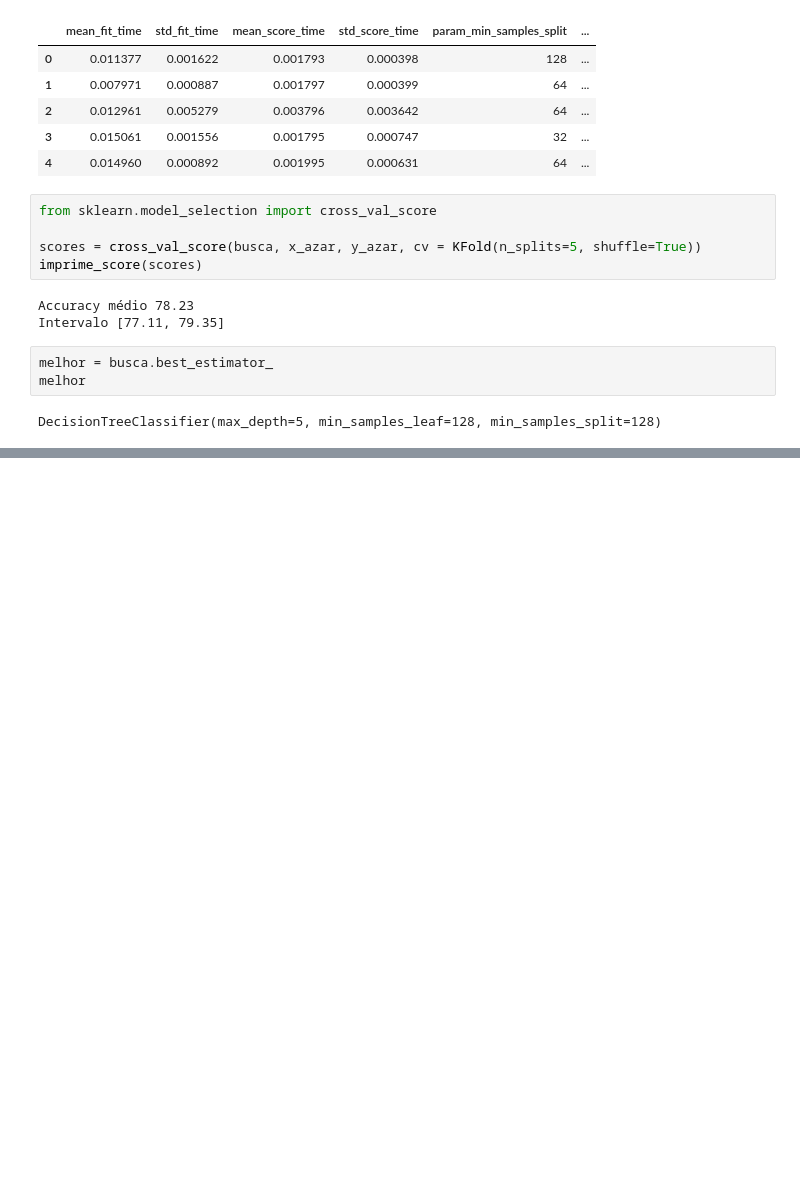
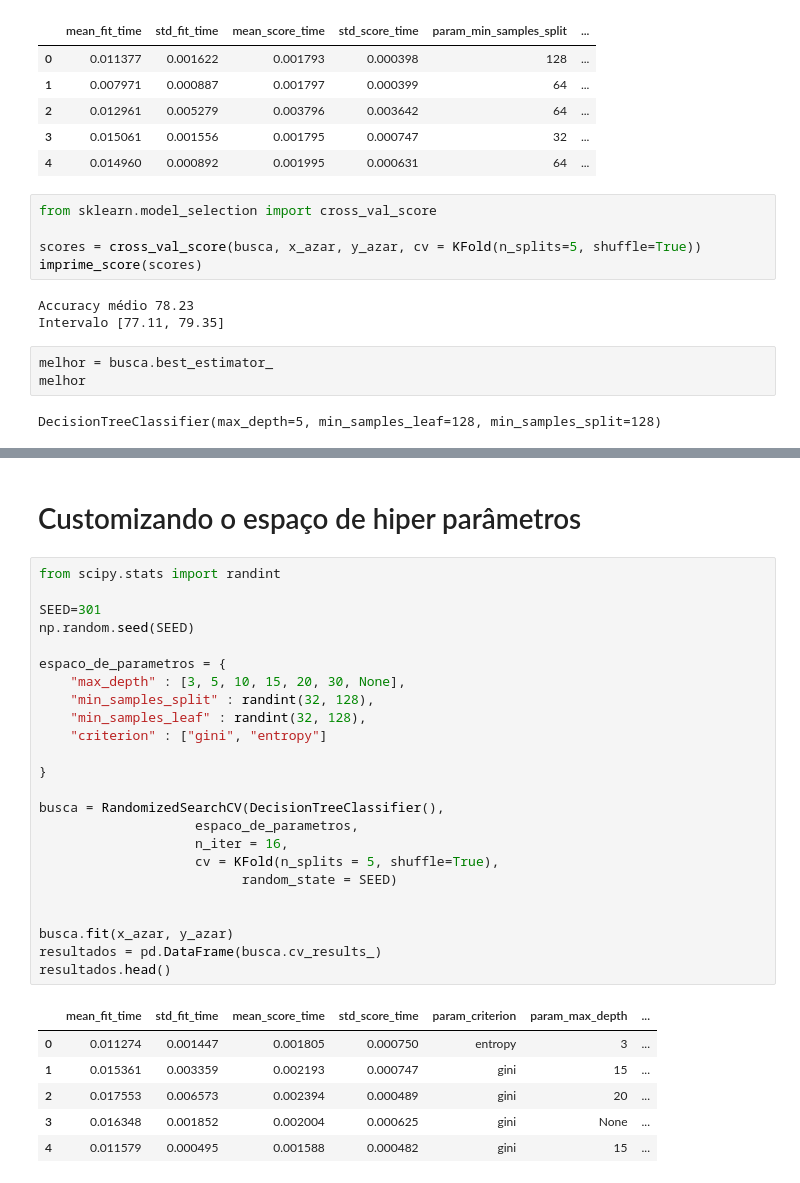
Before and after one commit to matheus7c/data-science, a Jupyter notebook: machine-learning/08-machine-learning-otimizacao-com-exploracao-aleatoria/01-lesson.ipynb, the cells around one changed output, grey strips where cells are left out. Saved outputs shown, nothing was run; the diff lists cells and outputs as text; blank space fills up the shorter version.

```diff
--- a/machine-learning/08-machine-learning-otimizacao-com-exploracao-aleatoria/01-lesson.ipynb
+++ b/machine-learning/08-machine-learning-otimizacao-com-exploracao-aleatoria/01-lesson.ipynb
@@ -675,3 +675,36 @@ graph = graphviz.Source(dot_data)
 graph
 # %% [output]
 [drawing not drawn]
+# %% [markdown]
+# Customizando o espaço de hiper parâmetros
+# %%
+from scipy.stats import randint
+
+SEED=301
+np.random.seed(SEED)
+
+espaco_de_parametros = {
+    "max_depth" : [3, 5, 10, 15, 20, 30, None],
+    "min_samples_split" : randint(32, 128),
+    "min_samples_leaf" : randint(32, 128),
+    "criterion" : ["gini", "entropy"]
+
+}
+
+busca = RandomizedSearchCV(DecisionTreeClassifier(),
+                    espaco_de_parametros,
+                    n_iter = 16,
+                    cv = KFold(n_splits = 5, shuffle=True),
+                          random_state = SEED)
+
+
+busca.fit(x_azar, y_azar)
+resultados = pd.DataFrame(busca.cv_results_)
+resultados.head()
+# %% [output]
+|  | mean_fit_time | std_fit_time | mean_score_time | std_score_time | param_criterion | param_max_depth | ... |
+| 0 | 0.011274 | 0.001447 | 0.001805 | 0.000750 | entropy | 3 | ... |
+| 1 | 0.015361 | 0.003359 | 0.002193 | 0.000747 | gini | 15 | ... |
+| 2 | 0.017553 | 0.006573 | 0.002394 | 0.000489 | gini | 20 | ... |
+| 3 | 0.016348 | 0.001852 | 0.002004 | 0.000625 | gini | None | ... |
+| 4 | 0.011579 | 0.000495 | 0.001588 | 0.000482 | gini | 15 | ... |
```
Also changed, not shown: parts of 20 cells of this notebook.
